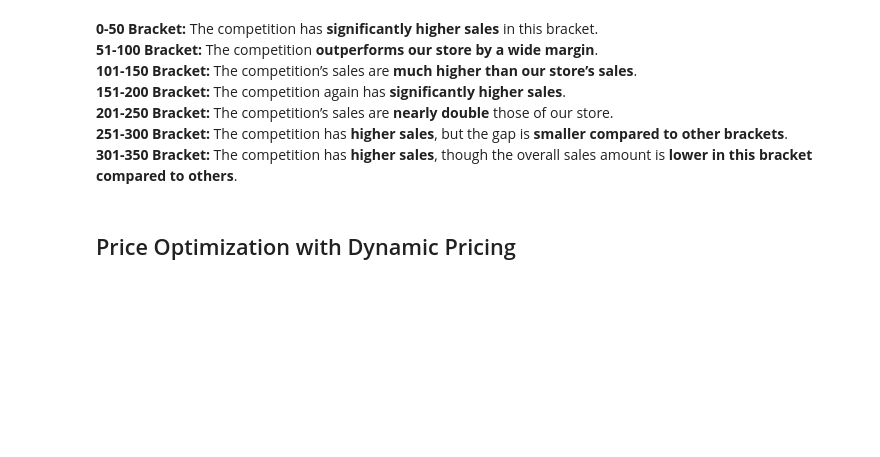
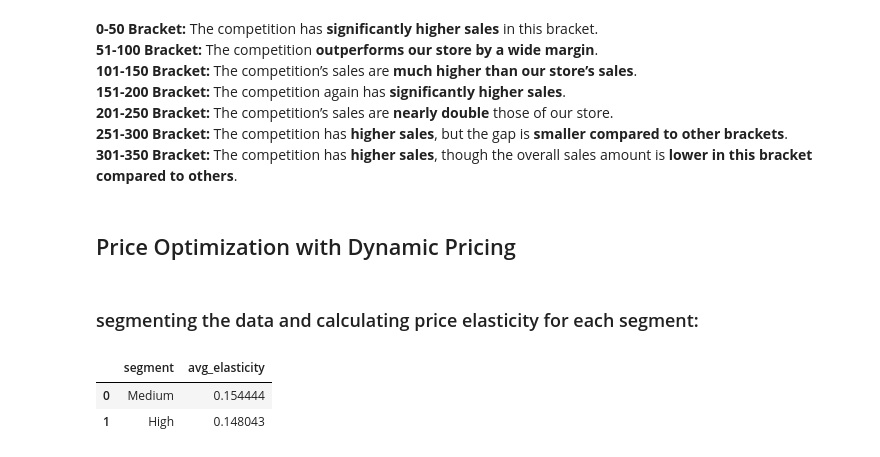
Before and after one commit to jainsamyak15/Dynamic-Pricing-Case-Study, a Jupyter notebook: Price-optimization.ipynb, the cells around one changed output. Drawn from its saved outputs; the diff is of its cells as text; code cells hidden in the pictures; blank space fills up the shorter version.

```diff
--- a/Price-optimization.ipynb
+++ b/Price-optimization.ipynb
@@ -206,3 +206,41 @@ sales_by_bracket
 **301-350 Bracket:** The competition has **higher sales**, though the overall sales amount is **lower in this bracket compared to others**.
 # %% [markdown]
 ## Price Optimization with Dynamic Pricing
+# %% [markdown]
+### segmenting the data and calculating price elasticity for each segment:
+# %%
+# segment customers based on purchasing behavior
+
+# calculate average price and total quantity sold for each item
+item_summary = pricing_data.groupby('Item_ID').agg({
+    'Price': 'mean',
+    'Item_Quantity': 'sum'
+}).reset_index()
+
+# merge the item summary back to the main dataset
+pricing_data = pd.merge(pricing_data, item_summary, on='Item_ID', suffixes=('', '_avg'))
+
+# define segments based on average price
+pricing_data['segment'] = pd.cut(pricing_data['Price_avg'], bins=[0, 50, 150, 300], labels=['Low', 'Medium', 'High'])
+
+# calculate price elasticity for each segment
+segments = pricing_data['segment'].unique()
+elasticity_data = []
+
+for segment in segments:
+    segment_data = pricing_data[pricing_data['segment'] == segment].copy()  # Explicit copy
+    segment_data['price_change'] = segment_data['Price'].pct_change()
+    segment_data['qty_change'] = segment_data['Item_Quantity'].pct_change()
+    segment_data['elasticity'] = segment_data['qty_change'] / segment_data['price_change']
+    segment_data.replace([float('inf'), -float('inf')], float('nan'), inplace=True)
+    avg_elasticity = segment_data['elasticity'].mean()
+    elasticity_data.append({'segment': segment, 'avg_elasticity': avg_elasticity})
+
+elasticity_df = pd.DataFrame(elasticity_data)
+
+
+elasticity_df
+# %% [output]
+|  | segment | avg_elasticity |
+| 0 | Medium | 0.154444 |
+| 1 | High | 0.148043 |
```
Also changed, not shown: parts of 7 cells of this notebook.
